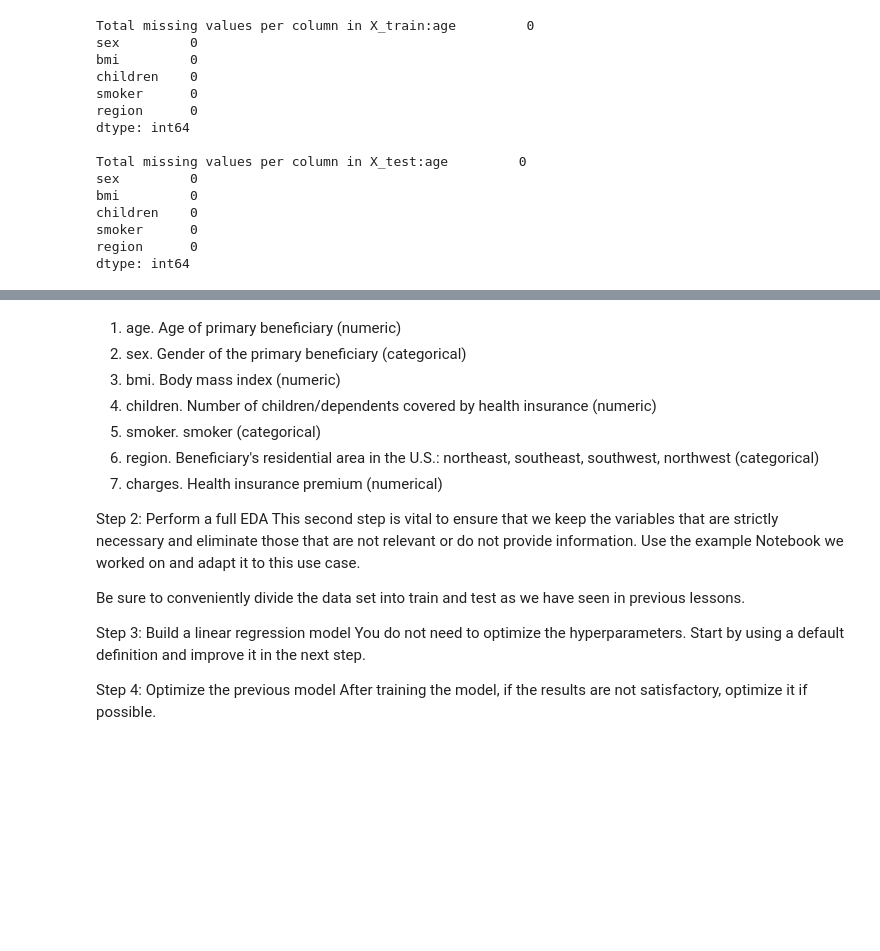
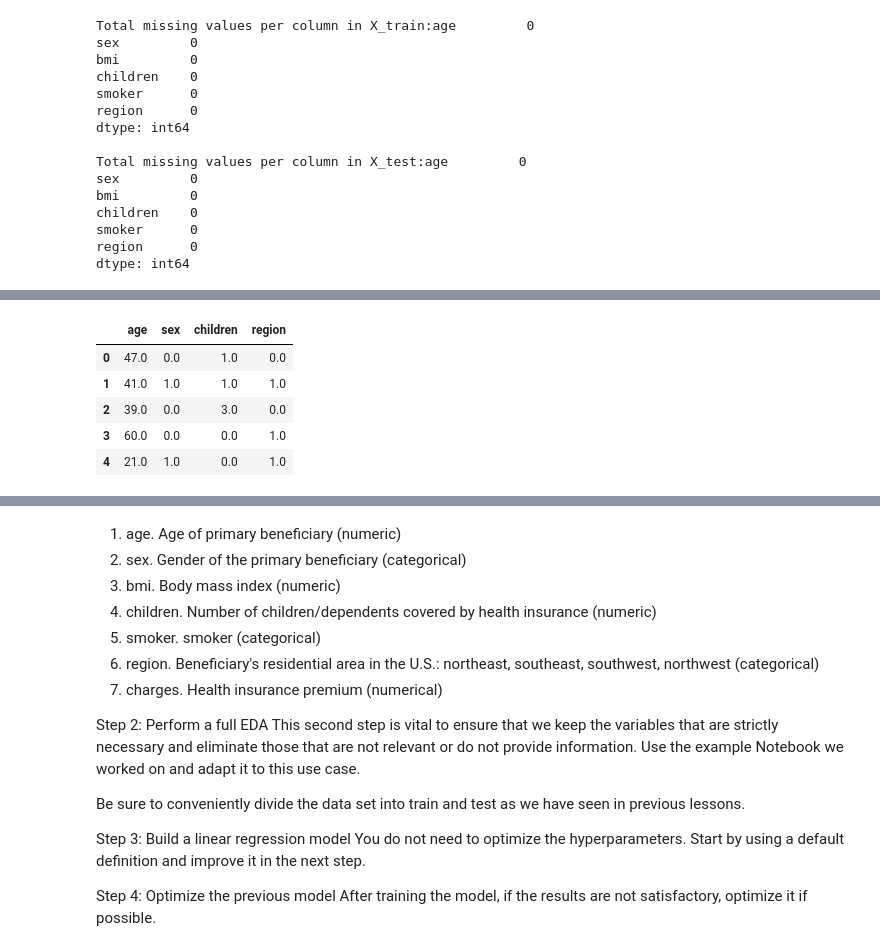
Before and after one commit to 4GeeksAcademy/Kransky85_health_insurance_machine-learning, a Jupyter notebook: src/explore.ipynb, the cells around one changed output, grey strips where cells are left out. Cells and saved outputs as stored; diff of their text form; code cells hidden in the pictures; blank space fills up the shorter version.

Commit message:
Linear Regression EDA

```diff
--- a/src/explore.ipynb
+++ b/src/explore.ipynb
@@ -541,0 +586,21 @@ plt.show()
+# %%
+# Preparing the model
+
+from sklearn.feature_selection import f_regression, SelectKBest
+
+selection_model = SelectKBest(f_regression,k=4)
+
+selection_model.fit(X_train_scaled_df, y_train)
+
+selected_columns = X_train.columns[selection_model.get_support()]
+X_train_sel = pd.DataFrame(selection_model.transform(X_train), columns = selected_columns)
+X_test_sel = pd.DataFrame(selection_model.transform(X_test), columns = selected_columns)
+
+X_train_sel.head()
+# %% [output]
+|  | age | sex | children | region |
+| 0 | 47.0 | 0.0 | 1.0 | 0.0 |
+| 1 | 41.0 | 1.0 | 1.0 | 1.0 |
+| 2 | 39.0 | 0.0 | 3.0 | 0.0 |
+| 3 | 60.0 | 0.0 | 0.0 | 1.0 |
+| 4 | 21.0 | 1.0 | 0.0 | 1.0 |
```
Also changed, not shown: parts of 19 cells of this notebook, 2 other files.
